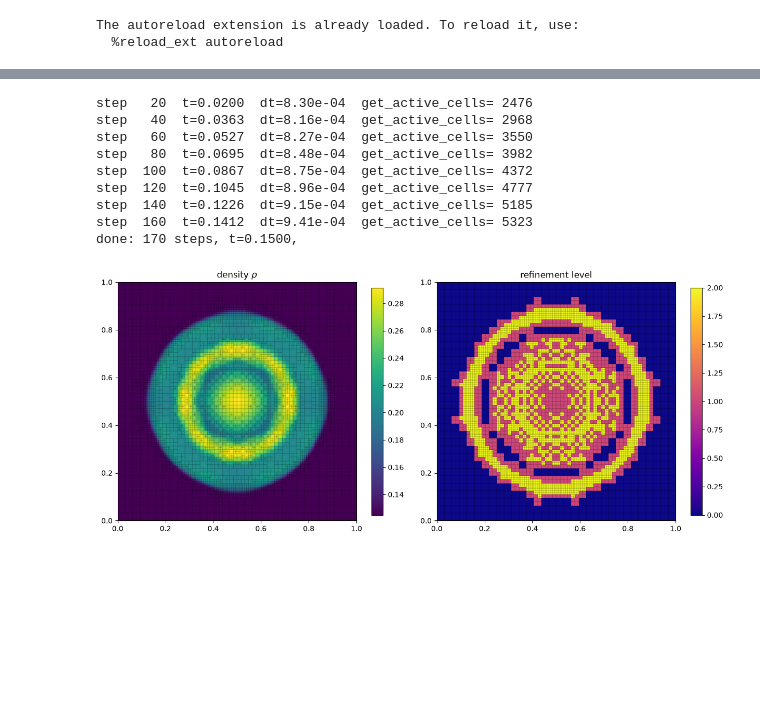
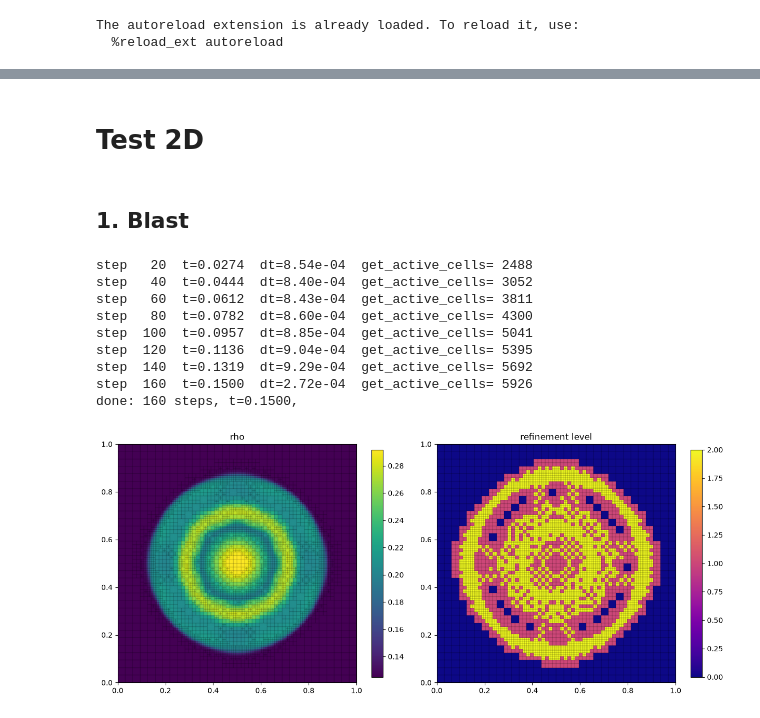
Before and after one commit to yttcari/AMR, a Jupyter notebook: main.ipynb, the cells around one changed output, grey strips where cells are left out. Saved outputs shown, nothing was run; the diff lists cells and outputs as text; code cells hidden in the pictures; blank space fills up the shorter version.

```diff
--- a/main.ipynb
+++ b/main.ipynb
@@ -15,0 +45,14 @@ import problem
+# %%
+N_list = [2 ** i for i in range(3, 8)]
+L1_0 = []
+L1_1 = []
+
+for N in tqdm(N_list):
+    N = int(N)
+    mesh0 = problem.run_sod_1d(Nx=N, Ny=1, max_level=3, mode='in_step', verbose=False,)
+    mesh1 = problem.run_sod_1d(Nx=N, Ny=1, max_level=3, mode='between', verbose=False,)
+
+    mesh_exact = analytical.exact_mesh_like(mesh0, t=0.2)
+
+    L1_0.append(np.mean(L1_error(mesh0, mesh_exact, plot=False, verbose=False)))
+    L1_1.append(np.mean(L1_error(mesh1, mesh_exact, plot=False, verbose=False)))
@@ -15,0 +75,19 @@ import problem
+# %%
+cfl_list = np.linspace(0, 1, 5)
+err = {}
+for cfl in cfl_list[1:]:
+    N_list = [2 ** i for i in range(3, 7)]
+    L1_0 = []
+    L1_1 = []
+
+    for N in tqdm(N_list):
+        N = int(N)
+        mesh0 = problem.run_sod_1d(Nx=N, Ny=1, max_level=3, mode='in_step', verbose=False, cfl=cfl)
+        mesh1 = problem.run_sod_1d(Nx=N, Ny=1, max_level=3, mode='between', verbose=False, cfl=cfl)
+
+        mesh_exact = analytical.exact_mesh_like(mesh0, t=0.2)
+
+        L1_0.append(np.mean(L1_error(mesh0, mesh_exact, plot=False, verbose=False)))
+        L1_1.append(np.mean(L1_error(mesh1, mesh_exact, plot=False, verbose=False)))
+
+    err[cfl] = np.vstack([L1_0, L1_1])
@@ -16,18 +125,19 @@ import problem
+# %% [markdown]
+# Test 2D
+# %% [markdown]
+## 1. Blast
 # %%
-mesh = problem.run_blast(Nx=32, max_level=2, t_end=0.15,)
+mesh_old = problem.run_blast(Nx=32, max_level=2, init=True, mode='between')
+plot(mesh_old)
 # %% [output]
-step   20  t=0.0200  dt=8.30e-04  get_active_cells= 2476
-step   40  t=0.0363  dt=8.16e-04  get_active_cells= 2968
-step   60  t=0.0527  dt=8.27e-04  get_active_cells= 3550
-step   80  t=0.0695  dt=8.48e-04  get_active_cells= 3982
-step  100  t=0.0867  dt=8.75e-04  get_active_cells= 4372
-step  120  t=0.1045  dt=8.96e-04  get_active_cells= 4777
-step  140  t=0.1226  dt=9.15e-04  get_active_cells= 5185
-step  160  t=0.1412  dt=9.41e-04  get_active_cells= 5323
-done: 170 steps, t=0.1500,
+step   20  t=0.0274  dt=8.54e-04  get_active_cells= 2488
+step   40  t=0.0444  dt=8.40e-04  get_active_cells= 3052
+step   60  t=0.0612  dt=8.43e-04  get_active_cells= 3811
+step   80  t=0.0782  dt=8.60e-04  get_active_cells= 4300
+step  100  t=0.0957  dt=8.85e-04  get_active_cells= 5041
+step  120  t=0.1136  dt=9.04e-04  get_active_cells= 5395
+step  140  t=0.1319  dt=9.29e-04  get_active_cells= 5692
+step  160  t=0.1500  dt=2.72e-04  get_active_cells= 5926
+done: 160 steps, t=0.1500,
+[figure, added]
-# %%
-from io import plot, write_mesh
-plot(mesh)
-# %% [output]
-[figure, removed]
 # %%
```
Also changed, not shown: parts of 19 cells of this notebook.
